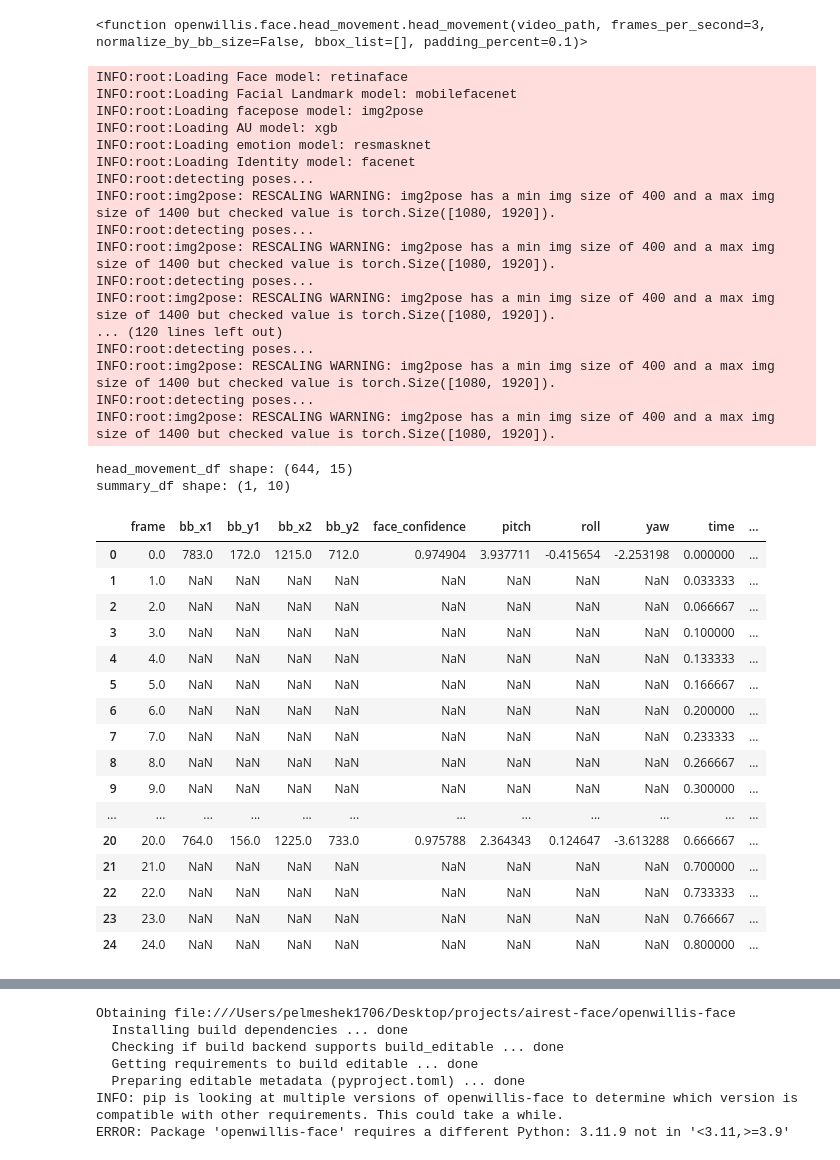
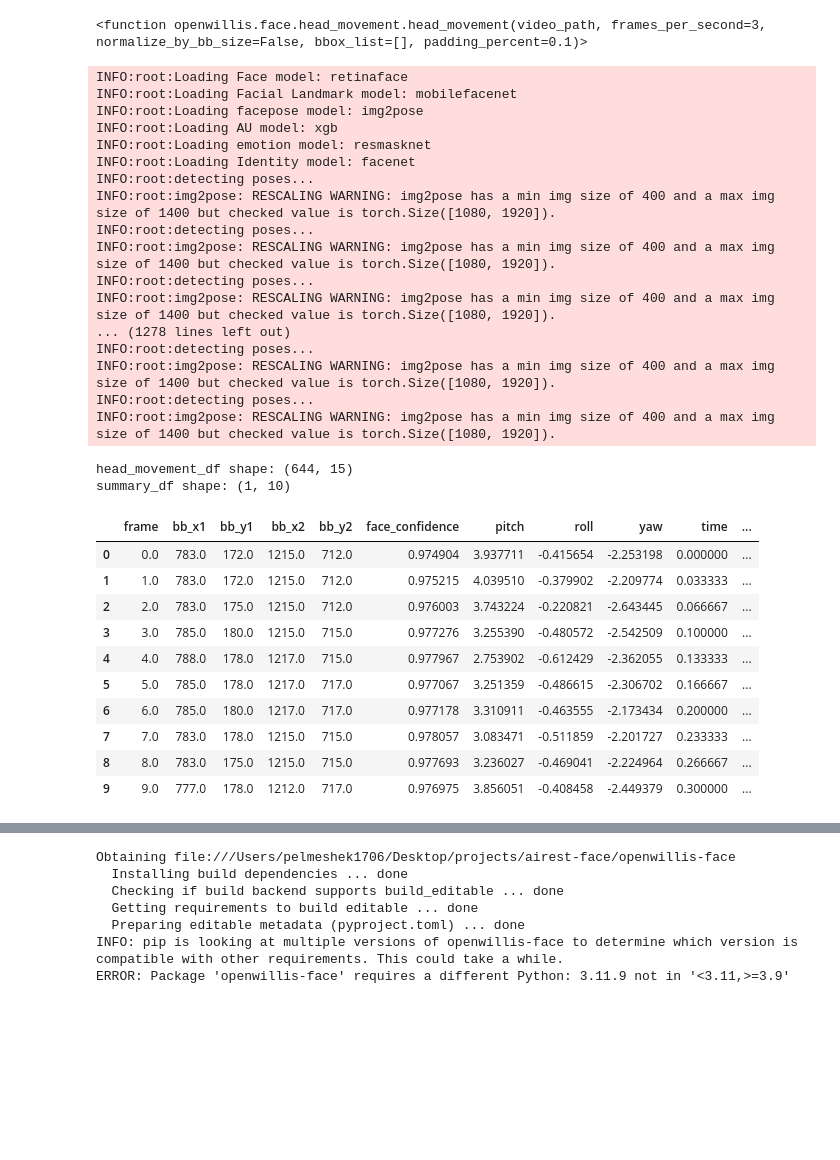
Before and after one commit to Pelmeshek1706/emora, a Jupyter notebook: demo_openwillis_face.ipynb, the cells around one changed output, grey strips where cells are left out. Drawn from its saved outputs; the diff is of its cells as text; code cells hidden in the pictures; blank space fills up the shorter version.

```diff
--- a/demo_openwillis_face.ipynb
+++ b/demo_openwillis_face.ipynb
@@ -208,10 +208,17 @@ has head_movement: True
 <function openwillis.face.head_movement.head_movement(video_path, frames_per_second=3, normalize_by_bb_size=False, bbox_list=[], padding_percent=0.1)>
 # %%
 import openwillis.face as owf
+# 11.7mb video 1080p MPEG-4 AAC, H.264, stereo, duration 21s
+# frames_per_second=1 - 14.4s
+# frames_per_second=3 - 1m4s - for 30fps video result will appears only 3 times - every 10 frames
+# frames_per_second=10 - 1m43s
+# frames_per_second=15 - 2m34s
+# frames_per_second=25 - 5m17s
+# frames_per_second=30 - 5m7s (3m33s with bounding boxes + 1m13s for bbox)
 
 head_movement_df, summary_df = owf.head_movement(
 	video_path='video.mov',
-	frames_per_second=3,
+	frames_per_second=30, # for 30fps video result will appears only 3 times - every 10 frames
 	normalize_by_bb_size=False,
 	bbox_list=[],
 	padding_percent=0.1,
@@ -234,7 +241,7 @@ INFO:root:detecting poses...
 INFO:root:img2pose: RESCALING WARNING: img2pose has a min img size of 400 and a max img size of 1400 but checked value is torch.Size([1080, 1920]).
 INFO:root:detecting poses...
 INFO:root:img2pose: RESCALING WARNING: img2pose has a min img size of 400 and a max img size of 1400 but checked value is torch.Size([1080, 1920]).
-... (120 lines left out)
+... (1278 lines left out)
 INFO:root:detecting poses...
 INFO:root:img2pose: RESCALING WARNING: img2pose has a min img size of 400 and a max img size of 1400 but checked value is torch.Size([1080, 1920]).
 INFO:root:detecting poses...
@@ -242,22 +249,16 @@ INFO:root:img2pose: RESCALING WARNING: img2pose has a min img size of 400 and a
 head_movement_df shape: (644, 15)
 summary_df shape: (1, 10)
 # %%
-head_movement_df.head(25)
+head_movement_df.head(10)
 # %% [output]
 |  | frame | bb_x1 | bb_y1 | bb_x2 | bb_y2 | face_confidence | pitch | roll | yaw | time | ... |
 | 0 | 0.0 | 783.0 | 172.0 | 1215.0 | 712.0 | 0.974904 | 3.937711 | -0.415654 | -2.253198 | 0.000000 | ... |
-| 1 | 1.0 | NaN | NaN | NaN | NaN | NaN | NaN | NaN | NaN | 0.033333 | ... |
-| 2 | 2.0 | NaN | NaN | NaN | NaN | NaN | NaN | NaN | NaN | 0.066667 | ... |
-| 3 | 3.0 | NaN | NaN | NaN | NaN | NaN | NaN | NaN | NaN | 0.100000 | ... |
-| 4 | 4.0 | NaN | NaN | NaN | NaN | NaN | NaN | NaN | NaN | 0.133333 | ... |
-| 5 | 5.0 | NaN | NaN | NaN | NaN | NaN | NaN | NaN | NaN | 0.166667 | ... |
-| 6 | 6.0 | NaN | NaN | NaN | NaN | NaN | NaN | NaN | NaN | 0.200000 | ... |
-| 7 | 7.0 | NaN | NaN | NaN | NaN | NaN | NaN | NaN | NaN | 0.233333 | ... |
-| 8 | 8.0 | NaN | NaN | NaN | NaN | NaN | NaN | NaN | NaN | 0.266667 | ... |
-| 9 | 9.0 | NaN | NaN | NaN | NaN | NaN | NaN | NaN | NaN | 0.300000 | ... |
-| ... | ... | ... | ... | ... | ... | ... | ... | ... | ... | ... | ... |
-| 20 | 20.0 | 764.0 | 156.0 | 1225.0 | 733.0 | 0.975788 | 2.364343 | 0.124647 | -3.613288 | 0.666667 | ... |
-| 21 | 21.0 | NaN | NaN | NaN | NaN | NaN | NaN | NaN | NaN | 0.700000 | ... |
-| 22 | 22.0 | NaN | NaN | NaN | NaN | NaN | NaN | NaN | NaN | 0.733333 | ... |
-| 23 | 23.0 | NaN | NaN | NaN | NaN | NaN | NaN | NaN | NaN | 0.766667 | ... |
-| 24 | 24.0 | NaN | NaN | NaN | NaN | NaN | NaN | NaN | NaN | 0.800000 | ... |
+| 1 | 1.0 | 783.0 | 172.0 | 1215.0 | 712.0 | 0.975215 | 4.039510 | -0.379902 | -2.209774 | 0.033333 | ... |
+| 2 | 2.0 | 783.0 | 175.0 | 1215.0 | 712.0 | 0.976003 | 3.743224 | -0.220821 | -2.643445 | 0.066667 | ... |
+| 3 | 3.0 | 785.0 | 180.0 | 1215.0 | 715.0 | 0.977276 | 3.255390 | -0.480572 | -2.542509 | 0.100000 | ... |
+| 4 | 4.0 | 788.0 | 178.0 | 1217.0 | 715.0 | 0.977967 | 2.753902 | -0.612429 | -2.362055 | 0.133333 | ... |
+| 5 | 5.0 | 785.0 | 178.0 | 1217.0 | 717.0 | 0.977067 | 3.251359 | -0.486615 | -2.306702 | 0.166667 | ... |
+| 6 | 6.0 | 785.0 | 180.0 | 1217.0 | 717.0 | 0.977178 | 3.310911 | -0.463555 | -2.173434 | 0.200000 | ... |
+| 7 | 7.0 | 783.0 | 178.0 | 1215.0 | 715.0 | 0.978057 | 3.083471 | -0.511859 | -2.201727 | 0.233333 | ... |
+| 8 | 8.0 | 783.0 | 175.0 | 1215.0 | 715.0 | 0.977693 | 3.236027 | -0.469041 | -2.224964 | 0.266667 | ... |
+| 9 | 9.0 | 777.0 | 178.0 | 1212.0 | 717.0 | 0.976975 | 3.856051 | -0.408458 | -2.449379 | 0.300000 | ... |
```
Also changed, not shown: parts of 8 cells of this notebook.
